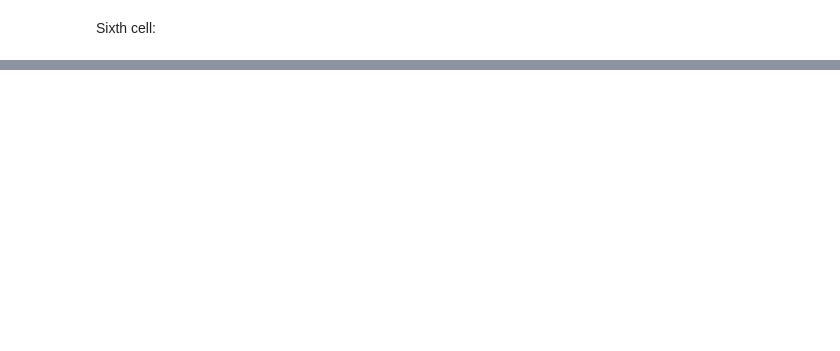
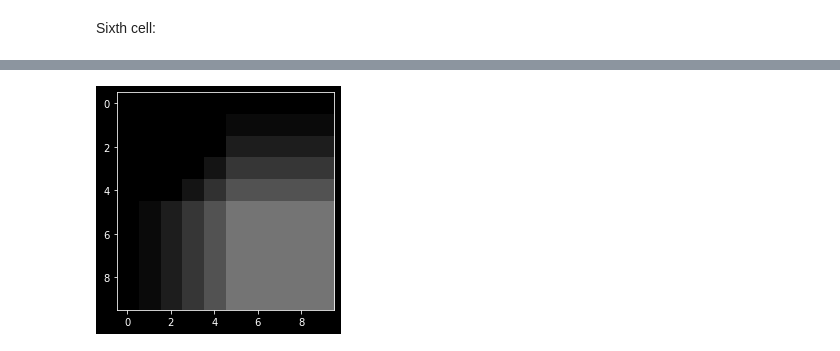
Before and after one commit to 00-berni/proj_2, a Jupyter notebook: implementation_notebook.ipynb, the cells around one changed output, grey strips where cells are left out. Saved outputs shown, nothing was run; the diff lists cells and outputs as text; code cells hidden in the pictures; blank space fills up the shorter version.

```diff
--- a/implementation_notebook.ipynb
+++ b/implementation_notebook.ipynb
@@ -174,0 +176,34 @@ IndentationError: expected an indented block (3871236329.py, line 8)
+# %%
+# SIXTH CELL
+def gaussian(n,xs,ys,sigma=2):
+	x = np.arange(n,dtype=int)
+	y = np.arange(n,dtype=int)
+#	x -= xs;  y -= ys
+	G = lambda r : np.exp(r**2/sigma**2/2)
+	return np.outer(G(x),G(y))/(max(G(x))*max(G(y)))
+
+def lorentzian(r,rs,a=4):
+	return 1/( (r-rs)**2 + a**2 )
+
+def atm_seeing(f,Xs,Ys,Ls):
+	n = len(f)
+	fG = np.zeros([n,n,3])
+	dim = len(Xs)
+	G = np.zeros([n,n])
+	G = gaussian(n,Xs,Ys)
+	L = inverse_transfer_function(f[:,:,0])
+	L = fftconvolve(L,G,mode='same')
+	for i in range(3):
+	 	f[:,:,i] = transfer_function(L)
+	return f
+# for j in range(dim):
+# 	G *= gaussian(Xs[j],Ys[j])
+# for i in range(3):
+# 	fG[:,:,i] = transfer_function(G)
+# return fftconvolve(f,fG,mode='same')
+
+
+plt.imshow(atm_seeing(field,S.x,S.y,S.lum))
+plt.show()
+# %% [output]
+[figure, added]
```
Also changed, not shown: parts of 4 cells of this notebook.
